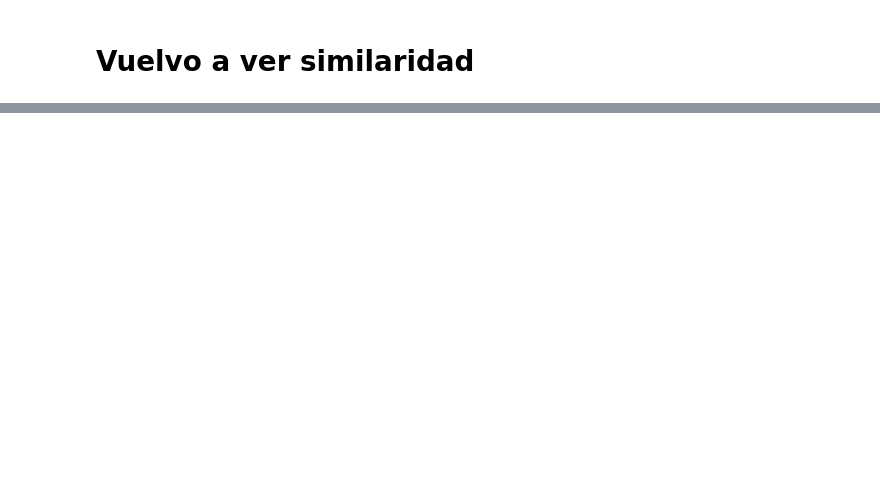
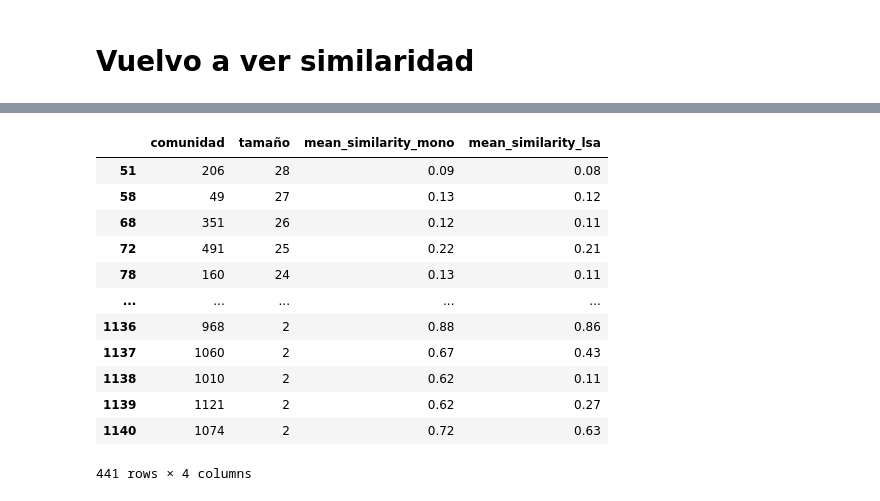
Before and after one commit to ingridheuer/gcnn_gdas, a Jupyter notebook: exploration/notebooks/network_analysis/lsa.ipynb, the cells around one changed output, grey strips where cells are left out. Cells and saved outputs as stored; diff of their text form; code cells hidden in the pictures; blank space fills up the shorter version.

```diff
--- a/exploration/notebooks/network_analysis/lsa.ipynb
+++ b/exploration/notebooks/network_analysis/lsa.ipynb
@@ -373,0 +417,17 @@ ax[1].set_title("Louvain")
+# %%
+aver = infomap_clusters[["comunidad","tamaño","mean_similarity_mono","mean_similarity_lsa"]]
+aver[aver.mean_similarity_mono > aver.mean_similarity_lsa]
+# %% [output]
+|  | comunidad | tamaño | mean_similarity_mono | mean_similarity_lsa |
+| 51 | 206 | 28 | 0.09 | 0.08 |
+| 58 | 49 | 27 | 0.13 | 0.12 |
+| 68 | 351 | 26 | 0.12 | 0.11 |
+| 72 | 491 | 25 | 0.22 | 0.21 |
+| 78 | 160 | 24 | 0.13 | 0.11 |
+| ... | ... | ... | ... | ... |
+| 1136 | 968 | 2 | 0.88 | 0.86 |
+| 1137 | 1060 | 2 | 0.67 | 0.43 |
+| 1138 | 1010 | 2 | 0.62 | 0.11 |
+| 1139 | 1121 | 2 | 0.62 | 0.27 |
+| 1140 | 1074 | 2 | 0.72 | 0.63 |
+441 rows × 4 columns
```
Also changed, not shown: parts of 18 cells of this notebook, 1 other file.
